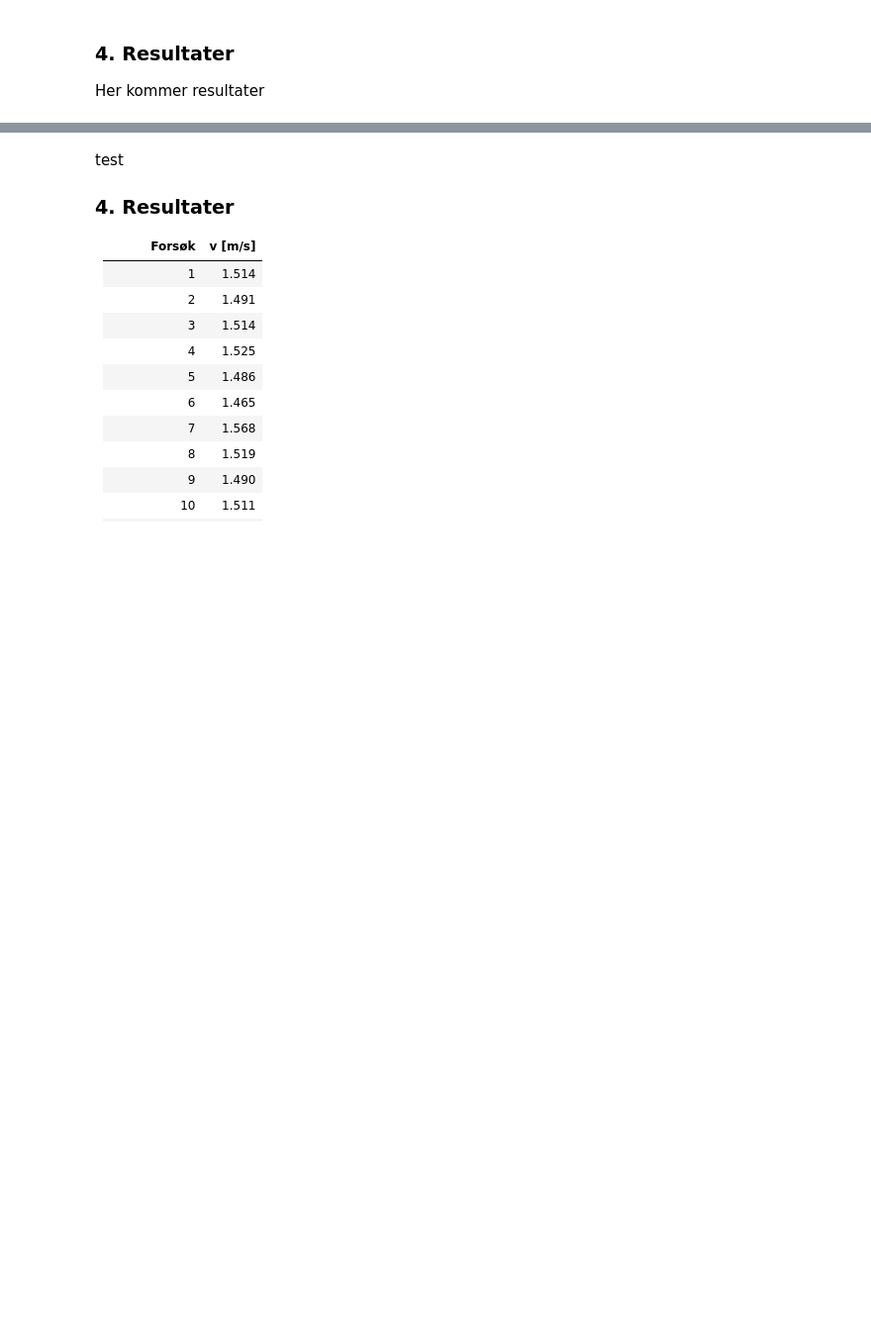
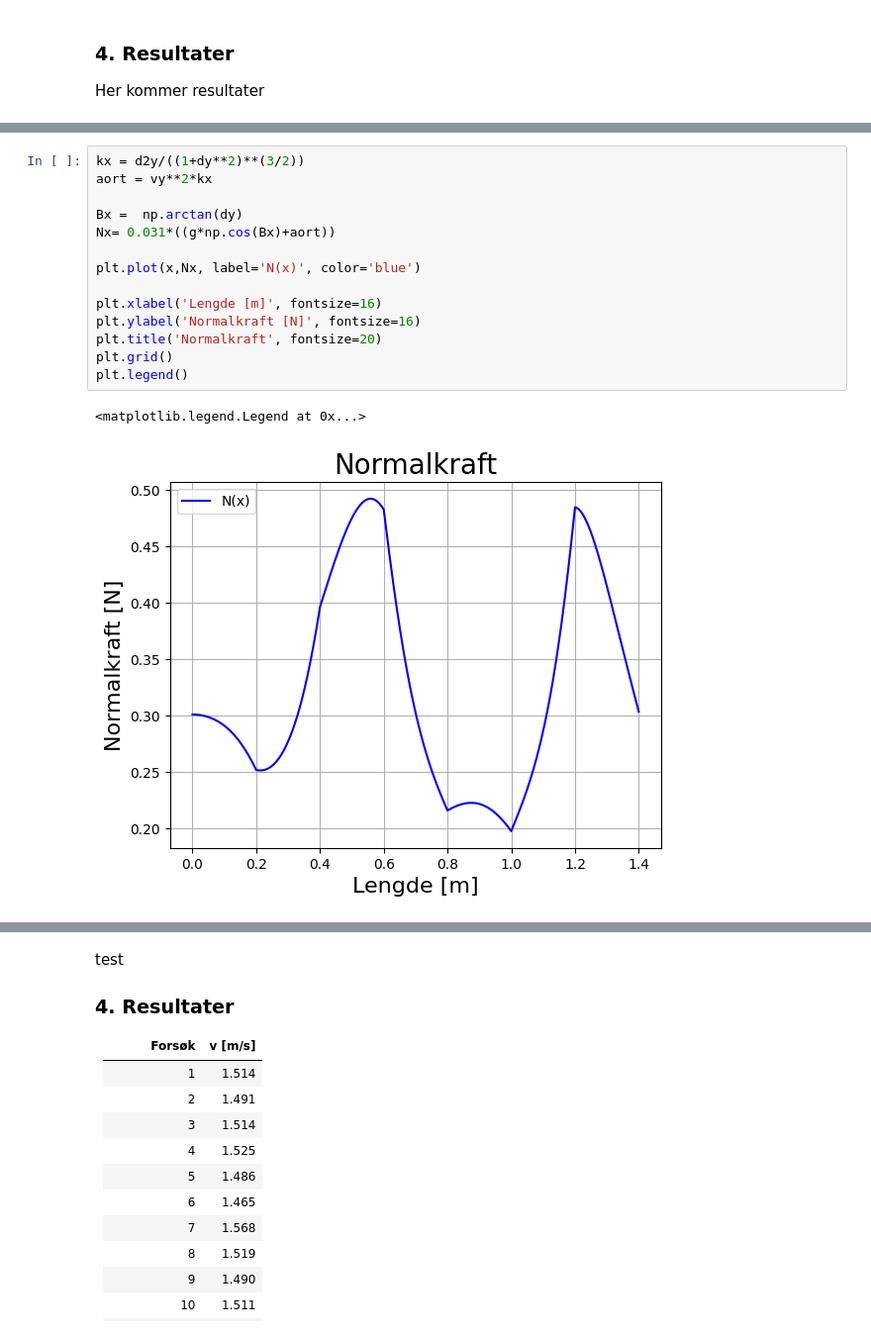
Before and after one commit to Ola-HH/TFY4107-209-2, a Jupyter notebook: Rapport.ipynb, the cells around one changed output, grey strips where cells are left out. Shown at 99% size. Drawn from its saved outputs; the diff is of its cells as text; blank space fills up the shorter version.

```diff
--- a/Rapport.ipynb
+++ b/Rapport.ipynb
@@ -347,0 +233,17 @@ plt.legend()
+# %%
+kx = d2y/((1+dy**2)**(3/2))
+aort = vy**2*kx
+
+Bx =  np.arctan(dy)
+Nx= 0.031*((g*np.cos(Bx)+aort))
+
+plt.plot(x,Nx, label='N(x)', color='blue')
+
+plt.xlabel('Lengde [m]', fontsize=16)
+plt.ylabel('Normalkraft [N]', fontsize=16)
+plt.title('Normalkraft', fontsize=20)
+plt.grid()
+plt.legend()
+# %% [output]
+<matplotlib.legend.Legend at 0x...>
+[figure, added]
```
Also changed, not shown: parts of 6 cells of this notebook.
